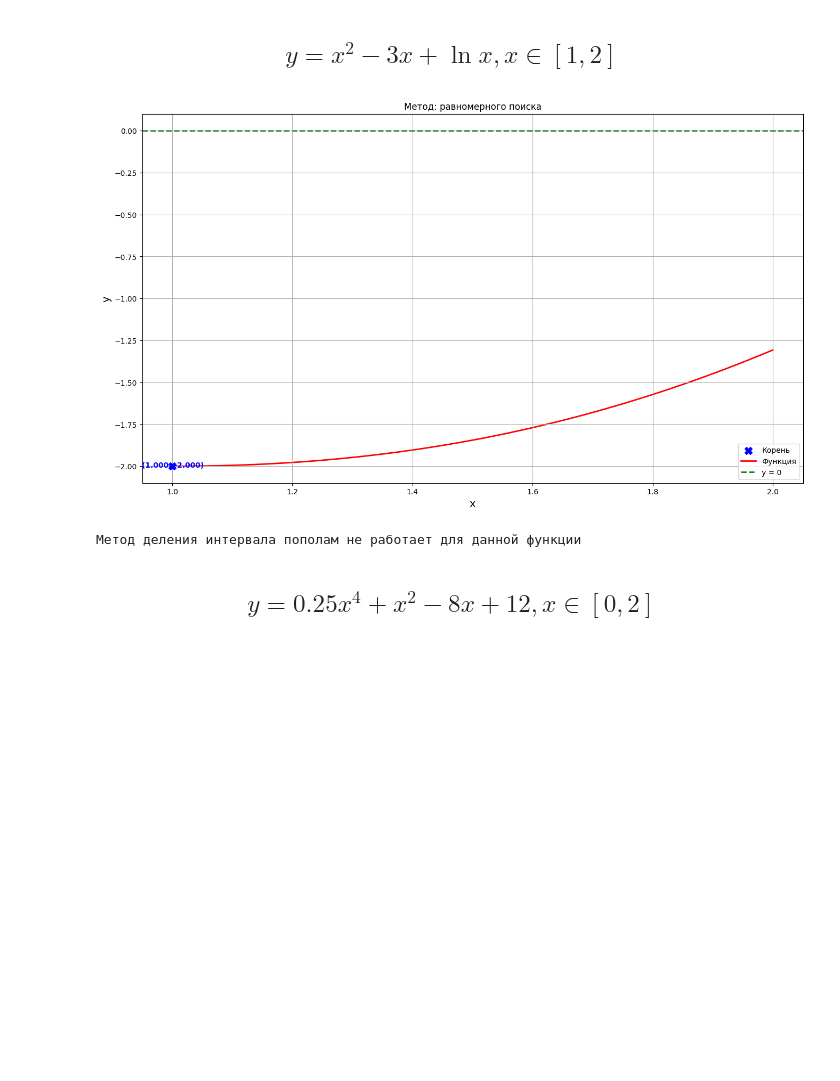
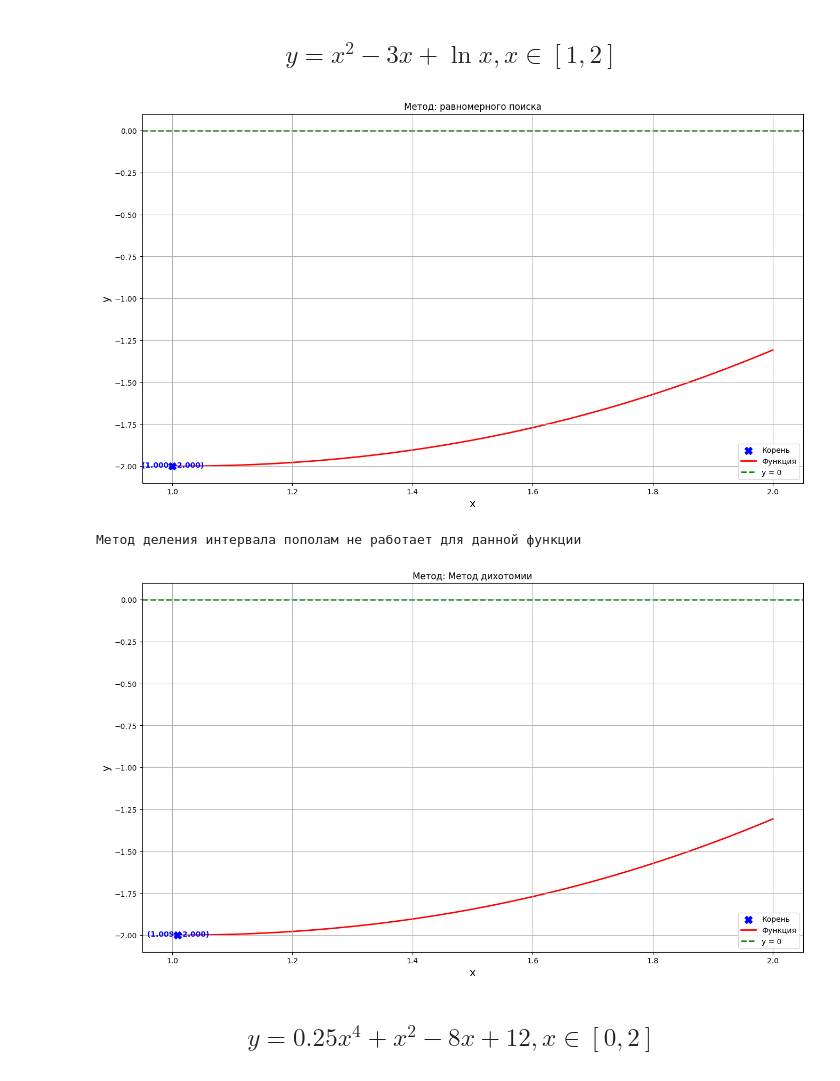
Before and after one commit to Allynik/Task_1_optimization-methods, a Jupyter notebook: task_1.ipynb, the cells around one changed output. Drawn from its saved outputs; the diff is of its cells as text; code cells hidden in the pictures; blank space fills up the shorter version.

Commit message:
Update task_1.ipynb
Adding a dichotomy method

```diff
--- a/task_1.ipynb
+++ b/task_1.ipynb
@@ -39,9 +39,9 @@ def uniform_search(x_min,x_max,function,epsilon=0.01):
 
     # Поиск минимального значения функции и соответствующей точки
     min_index = np.argmin(y)
-    min_x = x[min_index]
-    min_y = y[min_index]
-    function_show(x,y,min_x,min_y,"равномерного поиска")
+    x_min = x[min_index]
+    y_min = y[min_index]
+    function_show(x,y,x_min,y_min,"равномерного поиска")
 # %% [markdown]
 ## Метод деления интервала пополам
 # %%
@@ -74,3 +76,22 @@ def div_int_in_half(x_min, x_max, function, epsilon=0.001):
+# %%
+#  Метод дихотомии
+def dichotomy_search(min_x, max_x, function, epsilon=0.01):
+    a,b = min_x,max_x
+    delta = epsilon / 2
+    while (max_x - min_x) / 2 > epsilon:
+        mid = (min_x + max_x) / 2
+        left_border = mid - delta
+        right_border = mid + delta
+
+        if function(left_border) < function(right_border):
+            max_x = right_border
+        else:
+            min_x = left_border
+    min_x = (min_x + max_x) / 2
+    min_y = function(min_x)
+    x = np.linspace(a, b, 400)
+    y = function(x)
+    function_show(x, y, min_x, min_y, "Метод дихотомии")
 # %% [markdown]
 # Задачи минимизации
 # %% [markdown]
@@ -78,13 +99,15 @@ def div_int_in_half(x_min, x_max, function, epsilon=0.001):
 # %%
 def f(x):
     return x**2 - 3 * x + np.log(x)
 min_x = 1
 max_x = 2
 uniform_search(min_x,max_x,f)
 div_int_in_half(min_x,max_x,f)
+dichotomy_search(min_x,max_x,f)
 # %% [output]
 [figure]
 Метод деления интервала пополам не работает для данной функции
+[figure, added]
 # %% [markdown]
 ## $$ y = 0.25x^4 + x^2 -8x + 12, x \in [0, 2]$$
 # %%
```
Also changed, not shown: parts of 4 cells of this notebook.
